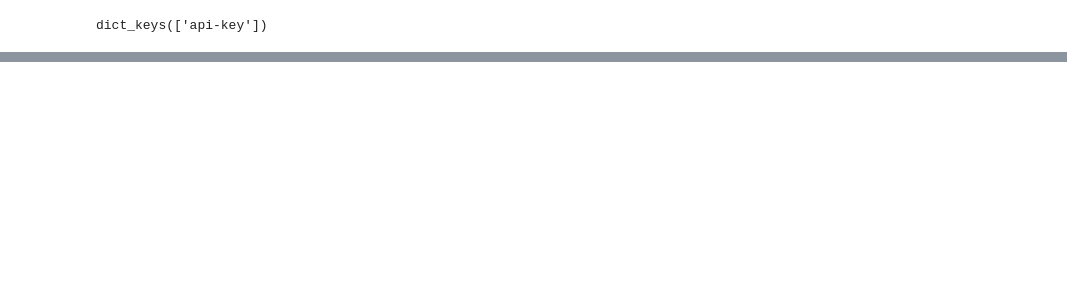
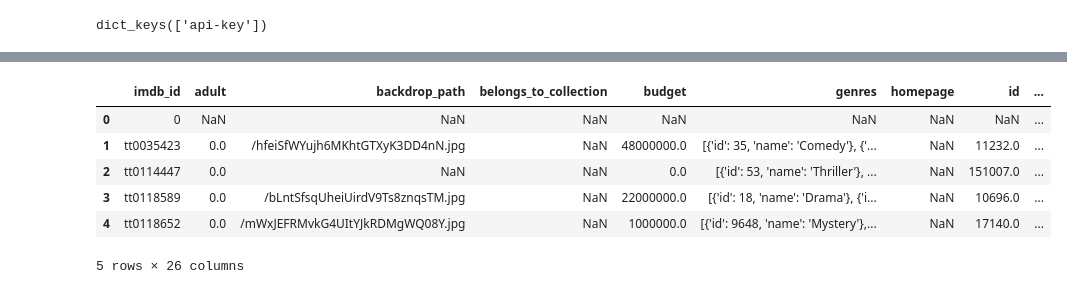
Before and after one commit to Genullz/IMDB-Box-office-Prediction, a Jupyter notebook: Project-3_Part_2.ipynb, the cells around one changed output, grey strips where cells are left out. Cells and saved outputs as stored; diff of their text form; code cells hidden in the pictures; blank space fills up the shorter version.

```diff
--- a/Project-3_Part_2.ipynb
+++ b/Project-3_Part_2.ipynb
@@ -163,0 +173,11 @@ tmdb_2000.head()
+# %%
+tmdb_2001 = pd.read_csv('Data/final_tmdb_data_2001.csv.gz', low_memory = False)
+tmdb_2001.head()
+# %% [output]
+|  | imdb_id | adult | backdrop_path | belongs_to_collection | budget | genres | homepage | id | ... |
+| 0 | 0 | NaN | NaN | NaN | NaN | NaN | NaN | NaN | ... |
+| 1 | tt0035423 | 0.0 | /hfeiSfWYujh6MKhtGTXyK3DD4nN.jpg | NaN | 48000000.0 | [{'id': 35, 'name': 'Comedy'}, {'... | NaN | 11232.0 | ... |
+| 2 | tt0114447 | 0.0 | NaN | NaN | 0.0 | [{'id': 53, 'name': 'Thriller'}, ... | NaN | 151007.0 | ... |
+| 3 | tt0118589 | 0.0 | /bLntSfsqUheiUirdV9Ts8znqsTM.jpg | NaN | 22000000.0 | [{'id': 18, 'name': 'Drama'}, {'i... | NaN | 10696.0 | ... |
+| 4 | tt0118652 | 0.0 | /mWxJEFRMvkG4UItYJkRDMgWQ08Y.jpg | NaN | 1000000.0 | [{'id': 9648, 'name': 'Mystery'},... | NaN | 17140.0 | ... |
+5 rows × 26 columns
```
Also changed, not shown: parts of 7 cells of this notebook, 4 other files.
